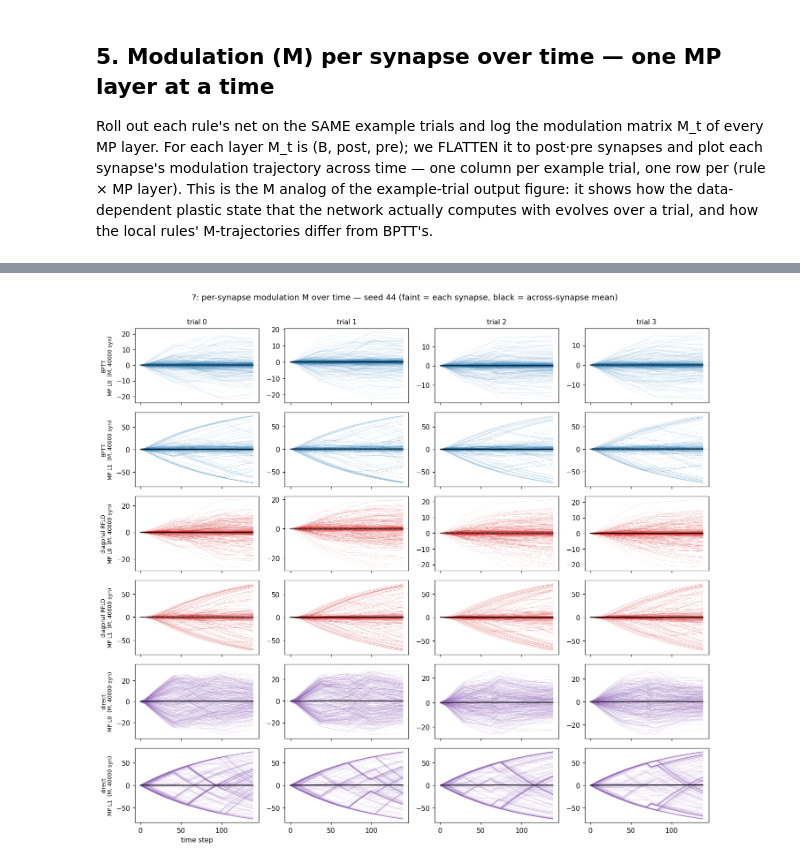
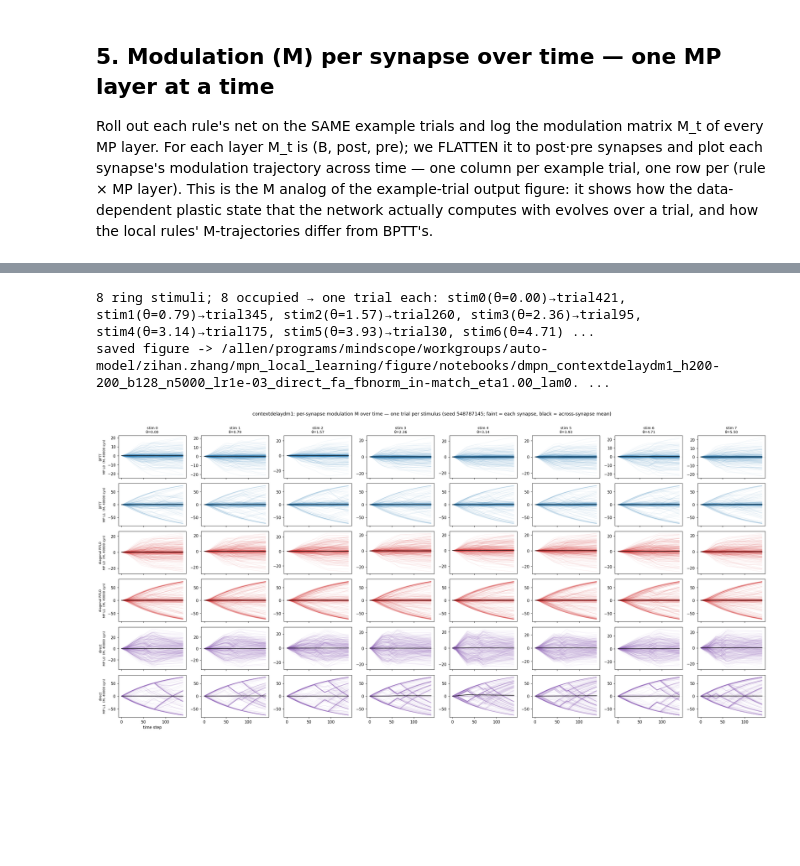
Before and after one commit to StevenZhang0116/mpn_local_learning, a Jupyter notebook: notebooks/visualize_performance.ipynb, the cells around one changed output, grey strips where cells are left out. Saved outputs shown, nothing was run; the diff lists cells and outputs as text; code cells hidden in the pictures; blank space fills up the shorter version.

```diff
--- a/notebooks/visualize_performance.ipynb
+++ b/notebooks/visualize_performance.ipynb
@@ -278,42 +334,73 @@ direct           M per layer: L0200x200=40000 syn, L1200x200=40000 syn
 # %%
-# Per-synapse M trajectories: columns = example trials, rows = (rule x MP layer).
-# Each faint line is one synapse M_{ij}(t); a bold line marks the across-synapse mean.
-N_SHOW_M   = min(4, N_TRIALS)     # example trials (columns)
+# Per-synapse M trajectories — ONE representative trial PER STIMULUS (so the number
+# of columns = number of distinct ring stimuli, e.g. 8 for n_eachring=8, instead of
+# all N_TRIALS). The ring-task stimulus is the RESPONSE-period target angle
+# atan2(label_sin, label_cos), rounded to one of the n_eachring preferred directions
+# (self.prefs) — exactly the classes net.compute_acc scores. We bin every trial by
+# that angle and randomly pick one trial per occupied bin.
+# Rows = (rule × MP layer); each faint line is one synapse M_ij(t), black = mean.
 MAX_SYNAPSE = 400                 # cap lines drawn per panel (subsample if larger)
+STIM_SEED   = 0                   # RNG for the one-trial-per-stimulus pick
 
-rows = [(rule, k) for rule in RULES for k in range(n_layers)]
-nrows, ncols = len(rows), N_SHOW_M
-fig, axes = plt.subplots(nrows, ncols, figsize=(3.2 * ncols, 1.9 * nrows),
+# --- Preferred ring directions (the discrete stimuli) ---
+prefs = np.asarray(any_net.prefs.detach().cpu().numpy() if hasattr(any_net, "prefs")
+                   else task_params["hp"]["pref"])
+
+# --- Per-trial stimulus bin from the response-period target (ch1=sin, ch2=cos) ---
+def _stim_bin(b):
+    m = mask_np[b, :, 0] > 0                     # scored (response) timesteps
+    if m.sum() == 0:
+        return -1
+    sin = labels_np[b, m, 1].mean(); cos = labels_np[b, m, 2].mean()
+    ang = np.mod(np.arctan2(sin, cos), 2 * np.pi)
+    d = np.abs((prefs - ang + np.pi) % (2 * np.pi) - np.pi)   # periodic distance
+    return int(np.argmin(d))
+
+mask_np = mask.cpu().numpy()
+stim_bins = np.array([_stim_bin(b) for b in range(inputs_np.shape[0])])
+_rng = np.random.default_rng(STIM_SEED)
+occupied = sorted(int(u) for u in np.unique(stim_bins) if u >= 0)
+# one random trial index per occupied stimulus bin
+picks = [(u, int(_rng.choice(np.where(stim_bins == u)[0]))) for u in occupied]
+print(f"{len(prefs)} ring stimuli; {len(picks)} occupied → one trial each: "
+      + ", ".join(f"stim{u}(θ={prefs[u]:.2f})→trial{b}" for u, b in picks))
+
+ncols = len(picks)
+# Rows iterate over the BUFFERED layers only (shown_layers, at most MAX_MP_LAYERS).
+# `j` indexes M_by_rule[rule][j]; `k` is the corresponding TRUE MP-layer index.
+rows = [(rule, j, k) for rule in RULES for j, k in enumerate(shown_layers)]
+nrows = len(rows)
+fig, axes = plt.subplots(nrows, ncols, figsize=(3.0 * ncols, 1.9 * nrows),
                          squeeze=False, sharex=True)
-
 rng = np.random.default_rng(0)
-for r, (rule, k) in enumerate(rows):
-    M_seq = M_by_rule[rule][k]                       # (B, T, post, pre)
+for r, (rule, j, k) in enumerate(rows):
+    M_seq = M_by_rule[rule][j]                       # (B, T, post, pre); j → buffered slot
     B, T, post, pre = M_seq.shape
     n_syn = post * pre
     flat = M_seq.reshape(B, T, n_syn)                # flatten synapses
-    # subsample synapse lines if there are too many to draw
-    if n_syn > MAX_SYNAPSE:
-        sel = rng.choice(n_syn, MAX_SYNAPSE, replace=False)
-    else:
-        sel = np.arange(n_syn)
+    sel = (rng.choice(n_syn, MAX_SYNAPSE, replace=False) if n_syn > MAX_SYNAPSE
+           else np.arange(n_syn))
     c = {"bptt": "#1f77b4", "local_diag_rflo": "#d62728",
          "local_direct": "#9467bd", "local_exact_rowlocal": "#2ca02c"}.get(rule, "#888")
-    for col in range(ncols):
+    for col, (u, b) in enumerate(picks):
         ax = axes[r][col]
-        traj = flat[col]                             # (T, n_syn)
+        traj = flat[b]                               # (T, n_syn) for the chosen trial
         ax.plot(traj[:, sel], color=c, lw=0.4, alpha=0.15)
         ax.plot(traj.mean(axis=1), color="k", lw=1.4)   # across-synapse mean
         ax.axhline(0.0, color="0.7", lw=0.6, ls=":")
         if r == 0:
-            ax.set_title(f"trial {col}", fontsize=10)
+            ax.set_title(f"stim {u}\nθ={prefs[u]:.2f}", fontsize=9)
         if col == 0:
             ax.set_ylabel(f"{RULE_LABEL.get(rule, rule)}\nMP L{k}  (M, {n_syn} syn)",
-                          fontsize=8)
+                          fontsize=8)   # k = true layer index
 axes[-1][0].set_xlabel("time step", fontsize=10)
-fig.suptitle(f"{RULESET}: per-synapse modulation M over time — seed {SEED} "
-             f"(faint = each synapse, black = across-synapse mean)", y=1.005, fontsize=12)
+fig.suptitle(f"{RULESET}: per-synapse modulation M over time — one trial per stimulus "
+             f"(seed {SEED}; faint = each synapse, black = across-synapse mean)",
+             y=1.005, fontsize=12)
 fig.tight_layout()
+save_fig(fig, "modulation_per_synapse")
 plt.show()
 # %% [output]
+8 ring stimuli; 8 occupied → one trial each: stim0(θ=0.00)→trial421, stim1(θ=0.79)→trial345, stim2(θ=1.57)→trial260, stim3(θ=2.36)→trial95, stim4(θ=3.14)→trial175, stim5(θ=3.93)→trial30, stim6(θ=4.71) ...
+saved figure -> /allen/programs/mindscope/workgroups/auto-model/zihan.zhang/mpn_local_learning/figure/notebooks/dmpn_contextdelaydm1_h200-200_b128_n5000_lr1e-03_direct_fa_fbnorm_in-match_eta1.00_lam0. ...
-[figure, old version]
+[figure, new version]
```
Also changed, not shown: parts of 5 cells of this notebook, 4 other files.
